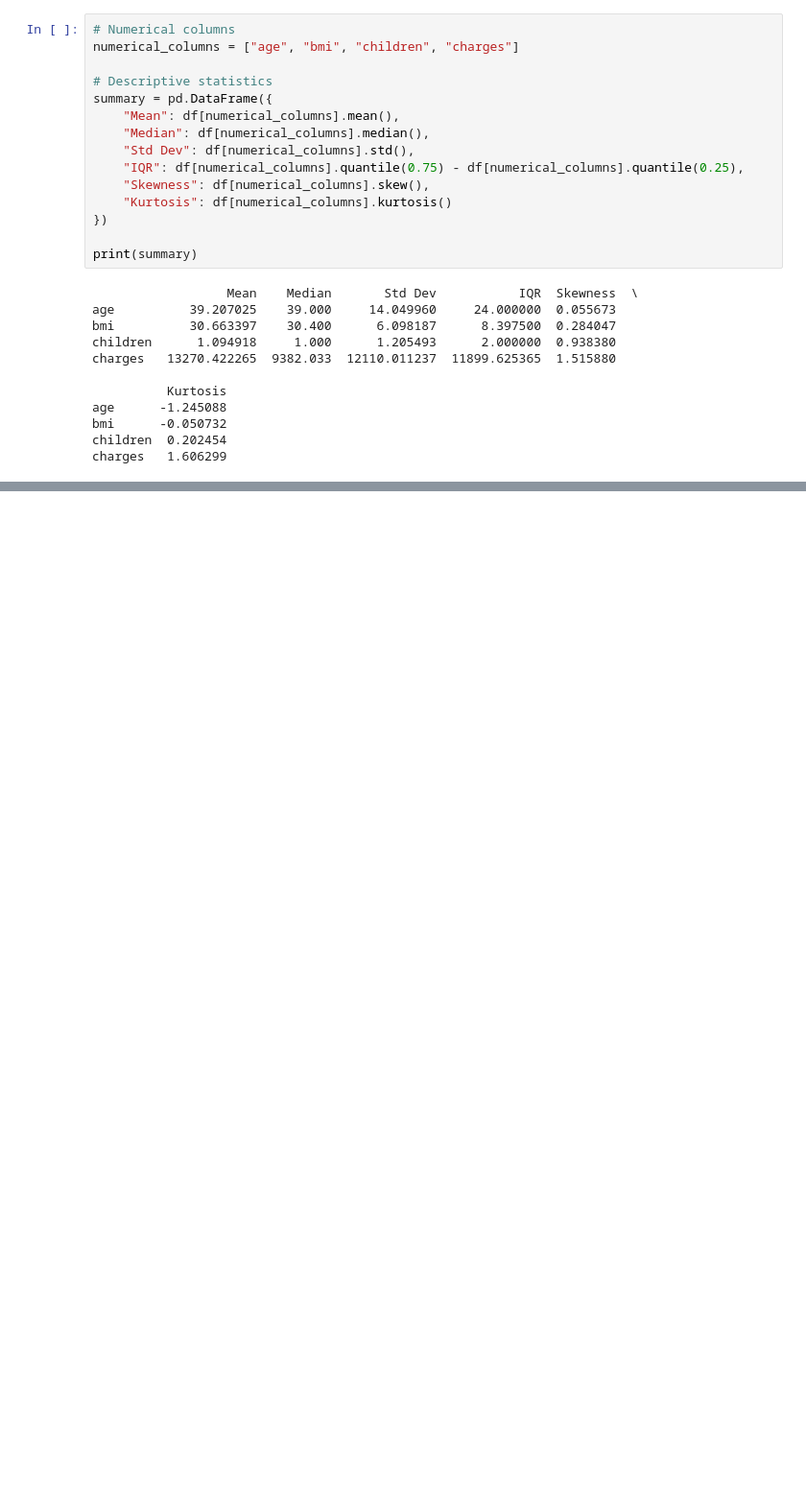
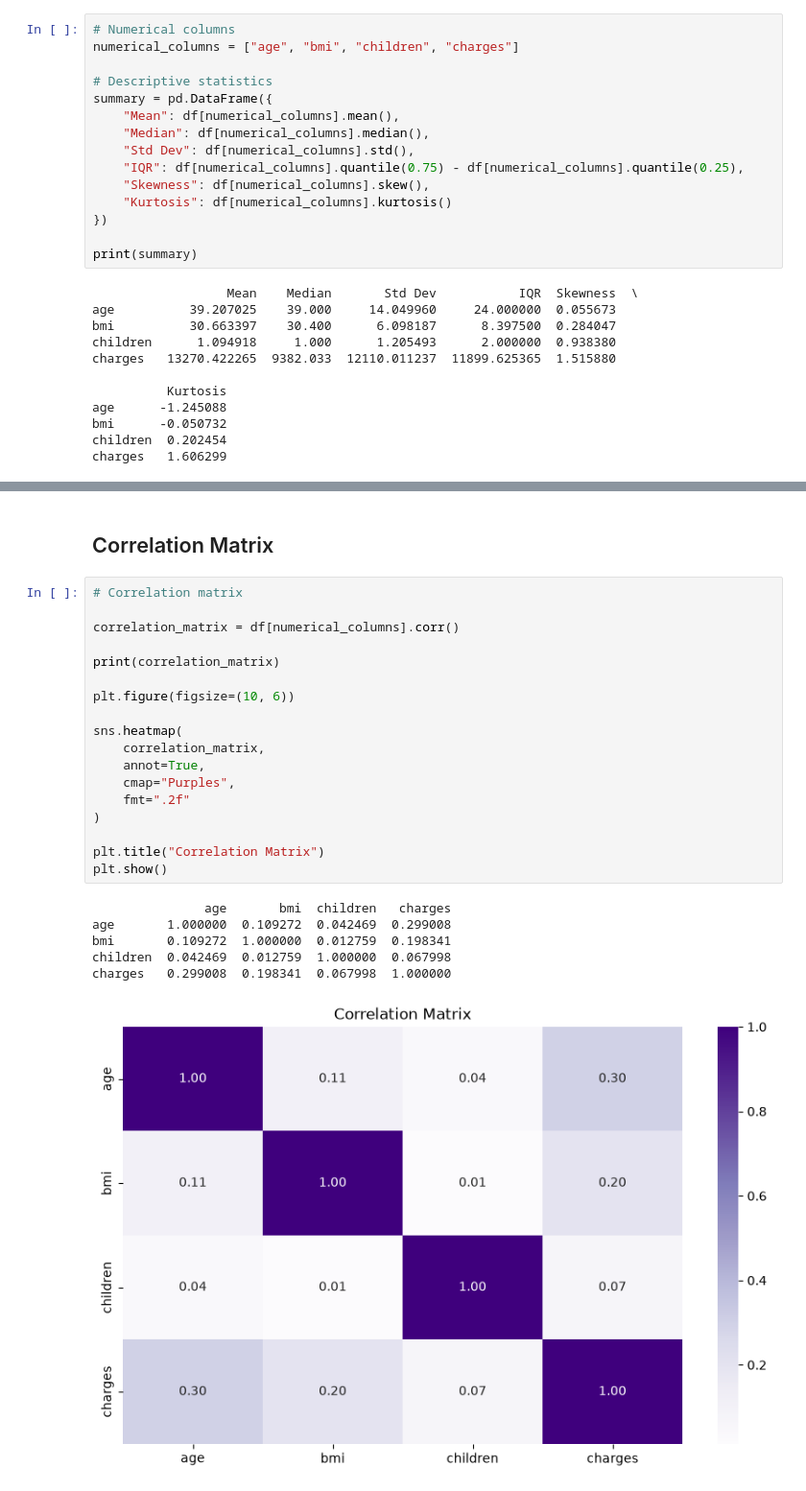
Before and after one commit to Diya0718/DS602_202618011, a Jupyter notebook: Lab04/202618011_lab04.ipynb, the cells around one changed output, grey strips where cells are left out. Shown at 96% size. Cells and saved outputs as stored; diff of their text form; blank space fills up the shorter version.

```diff
--- a/Lab04/202618011_lab04.ipynb
+++ b/Lab04/202618011_lab04.ipynb
@@ -72,0 +158,27 @@ charges   1.606299
+# %% [markdown]
+## Correlation Matrix
+# %%
+# Correlation matrix
+
+correlation_matrix = df[numerical_columns].corr()
+
+print(correlation_matrix)
+
+plt.figure(figsize=(10, 6))
+
+sns.heatmap(
+    correlation_matrix,
+    annot=True,
+    cmap="Purples",
+    fmt=".2f"
+)
+
+plt.title("Correlation Matrix")
+plt.show()
+# %% [output]
+               age       bmi  children   charges
+age       1.000000  0.109272  0.042469  0.299008
+bmi       0.109272  1.000000  0.012759  0.198341
+children  0.042469  0.012759  1.000000  0.067998
+charges   0.299008  0.198341  0.067998  1.000000
+[figure, added]
```
Also changed, not shown: parts of 38 cells of this notebook, 1 other file.
